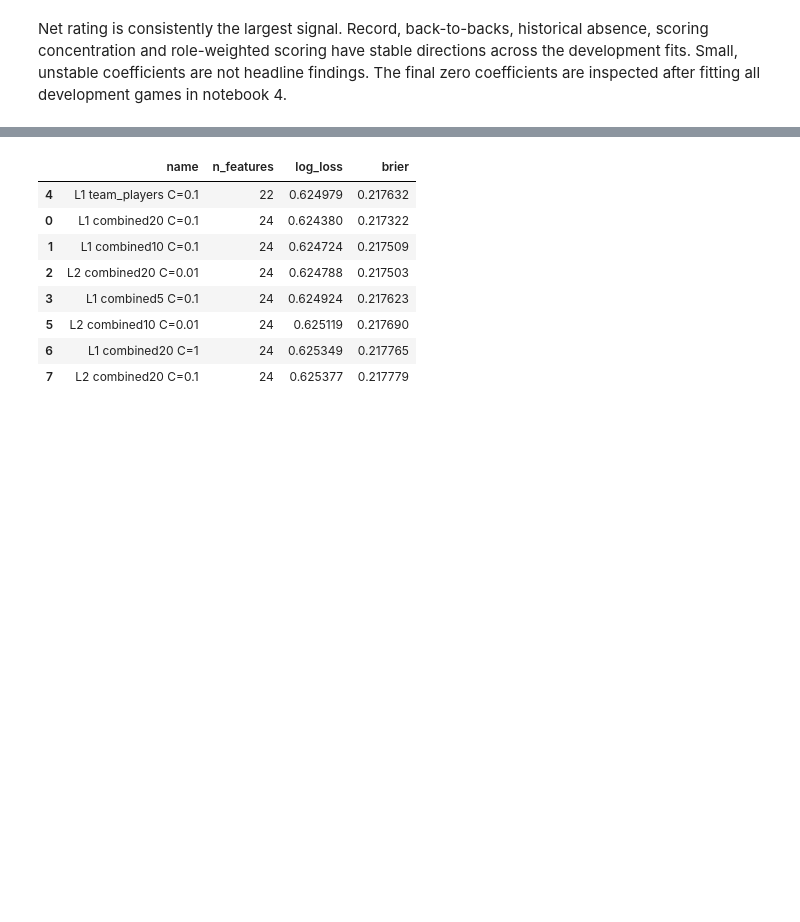
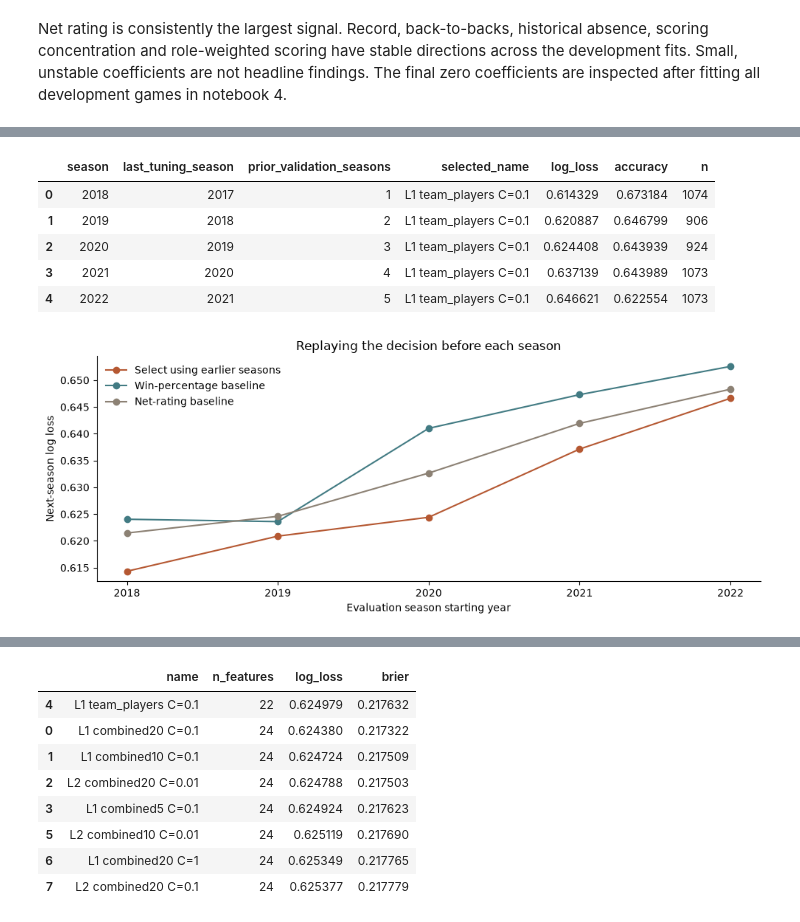
Before and after one commit to kevinrouse/nba-game-predictor, a Jupyter notebook: notebooks/03_modeling.ipynb, the cells around one changed output, grey strips where cells are left out. Saved outputs shown, nothing was run; the diff lists cells and outputs as text; code cells hidden in the pictures; blank space fills up the shorter version.

Commit message:
Audit model stability and add verifiable forecast records

```diff
--- a/notebooks/03_modeling.ipynb
+++ b/notebooks/03_modeling.ipynb
@@ -521,0 +528,61 @@ Net rating is consistently the largest signal. Record, back-to-backs, historical
+# %%
+from src.validation import replay_selection
+
+replay = replay_selection(folds, summary)
+assert (replay.last_tuning_season < replay.season).all()
+display(
+    replay[
+        [
+            "season",
+            "last_tuning_season",
+            "prior_validation_seasons",
+            "selected_name",
+            "log_loss",
+            "accuracy",
+            "n",
+        ]
+    ]
+)
+
+# Verify that the reported next-season scores come from that fold's actual
+# predictions, rather than the scores used to choose the configuration.
+cv_predictions = pd.read_csv(TABLES / "cv_predictions.csv.gz")
+for row in replay.itertuples():
+    forecast = cv_predictions[
+        (cv_predictions.season == row.season)
+        & (cv_predictions.name == row.selected_name)
+    ]
+    assert len(forecast) == row.n
+    np.testing.assert_allclose(
+        metrics(forecast.y, forecast.probability)["log_loss"], row.log_loss, atol=1e-9
+    )
+
+comparison = pd.read_csv(TABLES / "selection_replay_comparison.csv")
+fig, ax = plt.subplots(figsize=(10, 4))
+labels = {
+    "Choose from earlier seasons": "Select using earlier seasons",
+    "Baseline net_rating": "Net-rating baseline",
+    "Baseline win_pct": "Win-percentage baseline",
+}
+for (procedure, values), color in zip(
+    comparison.groupby("procedure", sort=False), [CLAY, TEAL, "#8c8174"]
+):
+    ax.plot(
+        values.season, values.log_loss, marker="o", label=labels[procedure], color=color
+    )
+ax.set(
+    xlabel="Evaluation season starting year",
+    ylabel="Next-season log loss",
+    xticks=replay.season,
+    title="Replaying the decision before each season",
+)
+ax.legend(frameon=False)
+finish(fig, "story_selection_replay.png")
+# %% [output]
+|  | season | last_tuning_season | prior_validation_seasons | selected_name | log_loss | accuracy | n |
+| 0 | 2018 | 2017 | 1 | L1 team_players C=0.1 | 0.614329 | 0.673184 | 1074 |
+| 1 | 2019 | 2018 | 2 | L1 team_players C=0.1 | 0.620887 | 0.646799 | 906 |
+| 2 | 2020 | 2019 | 3 | L1 team_players C=0.1 | 0.624408 | 0.643939 | 924 |
+| 3 | 2021 | 2020 | 4 | L1 team_players C=0.1 | 0.637139 | 0.643989 | 1073 |
+| 4 | 2022 | 2021 | 5 | L1 team_players C=0.1 | 0.646621 | 0.622554 | 1073 |
+[figure, added]
```
Also changed, not shown: parts of 3 cells of this notebook, 33 other files.
